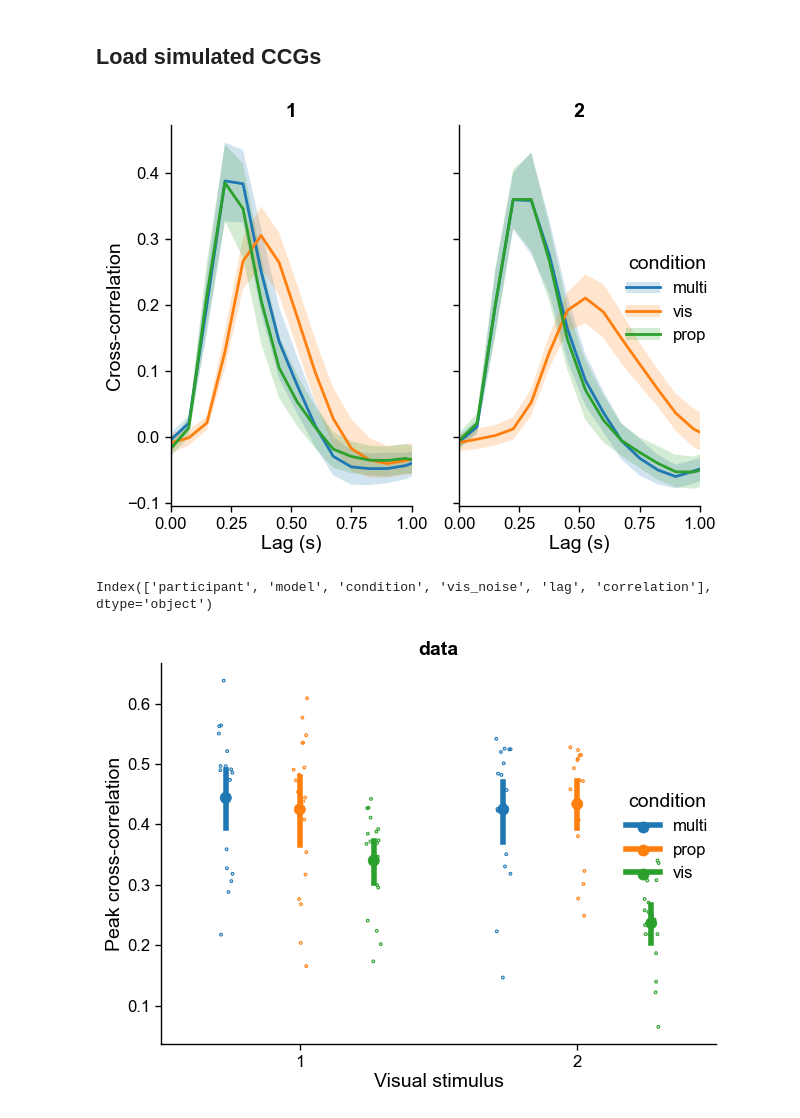
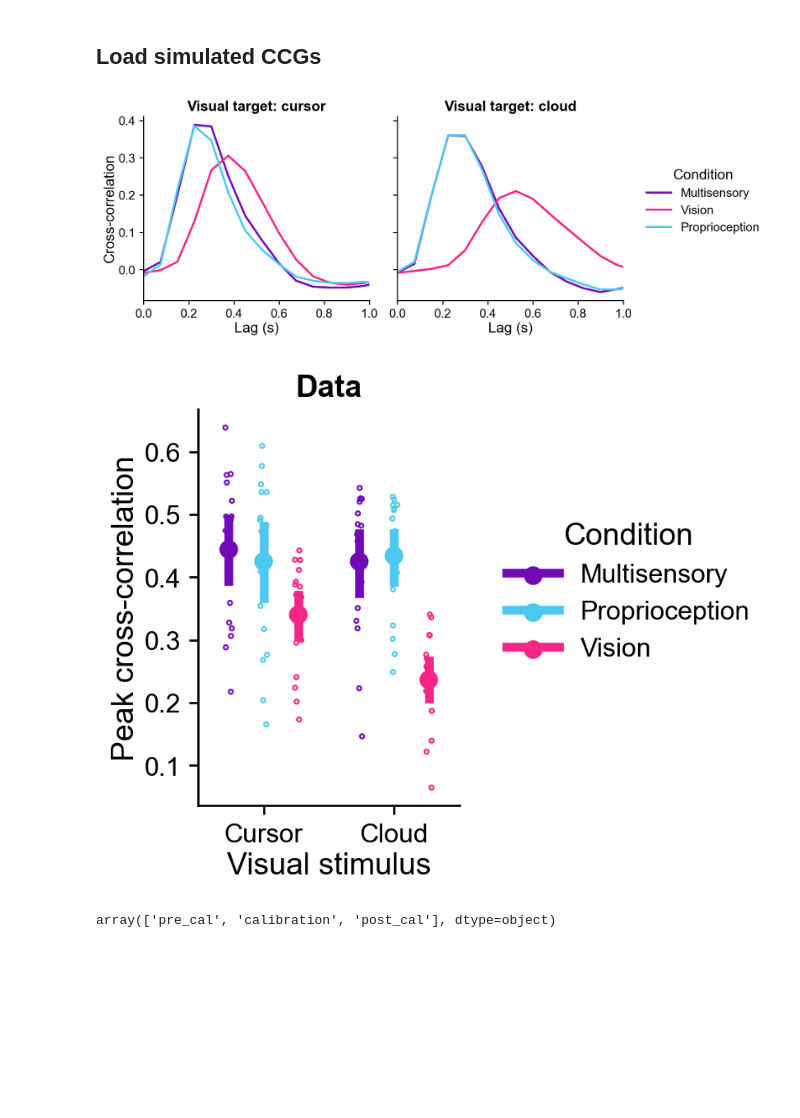
Before and after one commit to dominikstrb/cpp-proprioception, a Jupyter notebook: notebooks/DataAnalysis.ipynb, the cells around one changed output. Saved outputs shown, nothing was run; the diff lists cells and outputs as text; code cells hidden in the pictures; blank space fills up the shorter version.

Commit message:
Figures for presentation

```diff
--- a/notebooks/DataAnalysis.ipynb
+++ b/notebooks/DataAnalysis.ipynb
@@ -15,9 +15,6 @@ from cppp.load import load_multisensory_data
 # %% [markdown]
 ## Load data
 # %%
-
-
-
 df = load_multisensory_data(base_path="../data")
 
 df["tracking_error"] = df["lefty_pos"] - df["righty_pos"]
@@ -26,6 +23,8 @@ df["offset_sign"] = df.groupby("participant")["cursor_offset"].transform(lambda
 
 df["tracking_error"] *= df["offset_sign"]
 
+df["time_within_trial"] = df.groupby(["participant", "trial_number"])["time"].transform(lambda x: x - x.min())
+
 participants = df["participant"].unique()
 
 participants_to_exclude = []
@@ -36,17 +35,25 @@ Multisensory DataFrame loaded from ../data/multisensory/df_all_phases_all_partic
 ## Load simulated CCGs
 # %%
 ccgs = pd.concat([pd.read_csv(f"../results/ppc/multisensory-simulations-ppc-{p}_1_2_7453_1000_2500_4_MultisensoryDelayModelPointMassDynamics.csv") for p in participants]).reset_index(drop=True)
+
+ccgs["Condition"] = ccgs["condition"].map({"vis": "Vision", "prop": "Proprioception", "multi": "Multisensory"})
+ccgs["Visual target"] = ccgs["vis_noise"].map({1: "Cursor", 2: "Cloud"})
+ccgs["model"] = ccgs["model"].map({"data": "Data", "optimal": "Optimal integration", "no_integration": "No integration", "equal_integration": "Equal integration"})
 # %%
-g = (so.Plot(ccgs[ccgs["model"] == "data"], x="lag", y="correlation", color="condition")
+palette = {'Vision': "#F72585", 'Proprioception':  "#4CC9F0", 'Multisensory': "#7209B7"}
+g = (so.Plot(ccgs[ccgs["model"] == "Data"], x="lag", y="correlation", color="Condition")
     .add(so.Line(), so.Agg())
-    .add(so.Band(), so.Est())
+    # .add(so.Band(), so.Est())
     .facet(col="vis_noise",
     # row="model", order={"row": ["data", "optimal", "no_integration", "equal_integration"]}
            )
-    .label(x="Lag (s)", y="Cross-correlation")
+    .label(x="Lag (s)", y="Cross-correlation", title=lambda d: "Visual target: cloud" if d == "2" else "Visual target: cursor")
     .limit(x=(-0.0, 1.0))
+    # .scale(color=so.Nominal({"vis": sns.color_palette("colorblind")[3], "prop": sns.color_palette("colorblind")[0], "multi": sns.color_palette("colorblind")[4]}))
+    .scale(color=so.Nominal(palette))
+    .layout(size=(7.5, 3.5))
 )
-g.show()
+g.save("../figures/multisensory_ccgs.svg", bbox_inches="tight")
 # %% [output]
-[figure, old version]
+[figure, new version]
 # %%
@@ -57,24 +64,25 @@ ccg_params = ccgs.groupby(["participant", "model", "condition", "vis_noise"]).ap
     }),
     include_groups=False
 ).reset_index()
-# %%
-ccgs.columns
-# %% [output]
-Index(['participant', 'model', 'condition', 'vis_noise', 'lag', 'correlation'], dtype='object')
 # %%
 # [ccg_params["model"] == "data"]
 
-g = (so.Plot(ccg_params[ccg_params["model"].isin(["data"])], x="vis_noise", y="peak", color="condition")
+g = (so.Plot(ccg_params[ccg_params["model"].isin(["Data"])], x="Visual target", y="peak", color="Condition")
     .add(so.Dot(pointsize=8), so.Agg(), so.Dodge())
     .add(so.Dots(pointsize=2), so.Dodge(), so.Jitter())
     .add(so.Range(linewidth=4), so.Est(errorbar="ci"), so.Dodge())
     .facet(col="model")
-    .scale(x=so.Nominal())
+    .scale(x=so.Nominal(order=["Cursor", "Cloud"]), color=so.Nominal(palette))
     .label(x="Visual stimulus", y="Peak cross-correlation")
+    .layout(size=(2.5, 3.5))
     # .share(y=False)
 )
 
-g.show()
+g.save("../figures/multisensory_ccg_peaks.svg", bbox_inches="tight")
 # %% [output]
-[figure, old version]
+[figure, new version]
+# %%
+df["phase"].unique()
+# %% [output]
+array(['pre_cal', 'calibration', 'post_cal'], dtype=object)
 # %%
```
Also changed, not shown: parts of 10 cells of this notebook, 5 other files.
